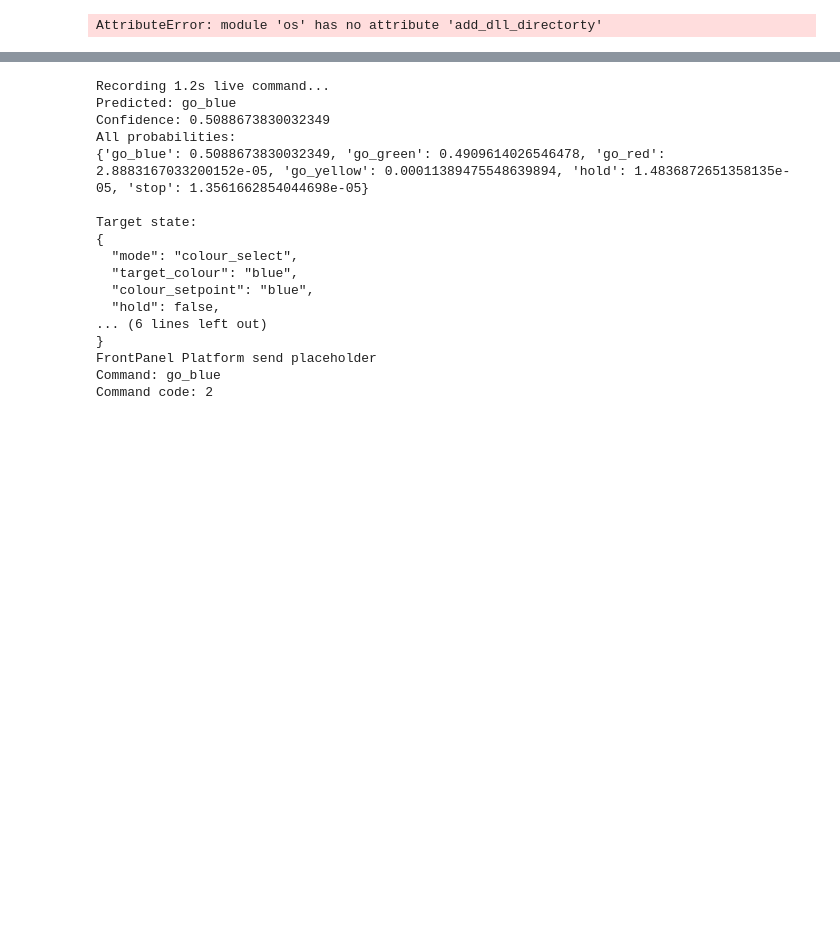
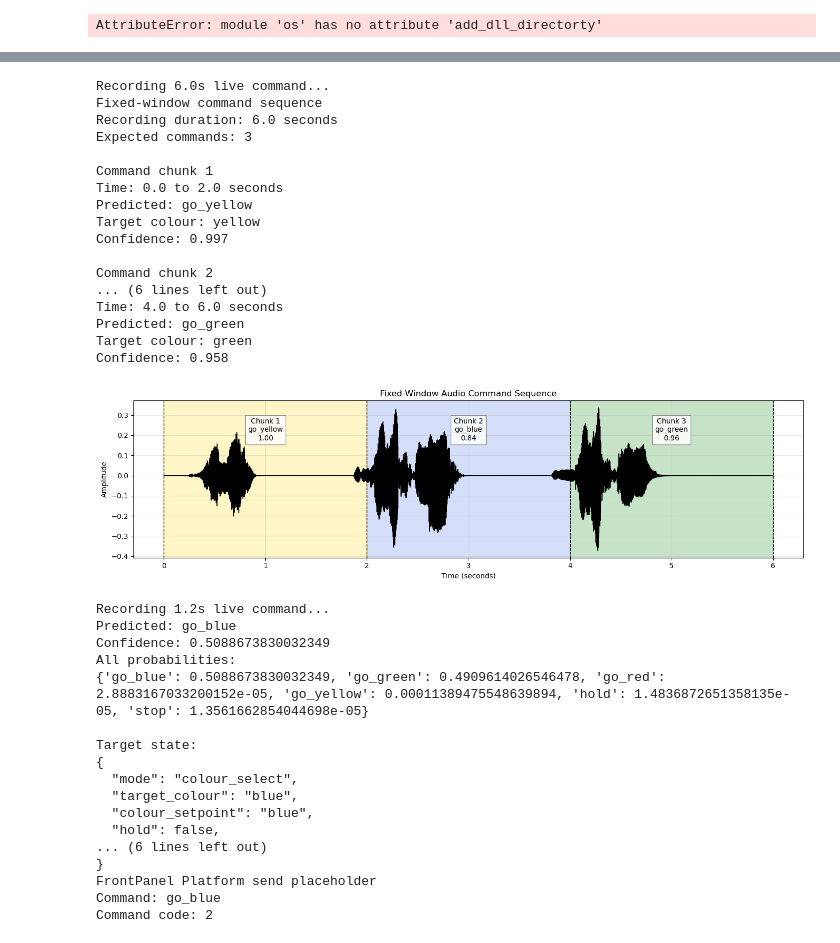
Before and after one commit to Jack0468/ball_balance_video_controlled, a Jupyter notebook: host_software/ml_audio/audio_command_classifier_aligned_before_deterministic_patch_final.ipynb, the cells around one changed output, grey strips where cells are left out. Cells and saved outputs as stored; diff of their text form; code cells hidden in the pictures; blank space fills up the shorter version.

```diff
--- a/host_software/ml_audio/audio_command_classifier_aligned_before_deterministic_patch_final.ipynb
+++ b/host_software/ml_audio/audio_command_classifier_aligned_before_deterministic_patch_final.ipynb
@@ -1516,3 +1577,24 @@ No silence-split chunks detected.
+# %%
+sequence = record_predict_and_plot_sequence(clip_seconds=6.0, num_commands=3)
+# %% [output]
+Recording 6.0s live command...
+Fixed-window command sequence
+Recording duration: 6.0 seconds
+Expected commands: 3
+
+Command chunk 1
+Time: 0.0 to 2.0 seconds
+Predicted: go_yellow
+Target colour: yellow
+Confidence: 0.997
+
+Command chunk 2
+... (6 lines left out)
+Time: 4.0 to 6.0 seconds
+Predicted: go_green
+Target colour: green
+Confidence: 0.958
+[figure, added]
 # %%
 #Sending target to the FPGA hardware
 waveform = record_live_waveform(clip_seconds=1.25)
```
Also changed, not shown: parts of 36 cells of this notebook, 30 other files.
